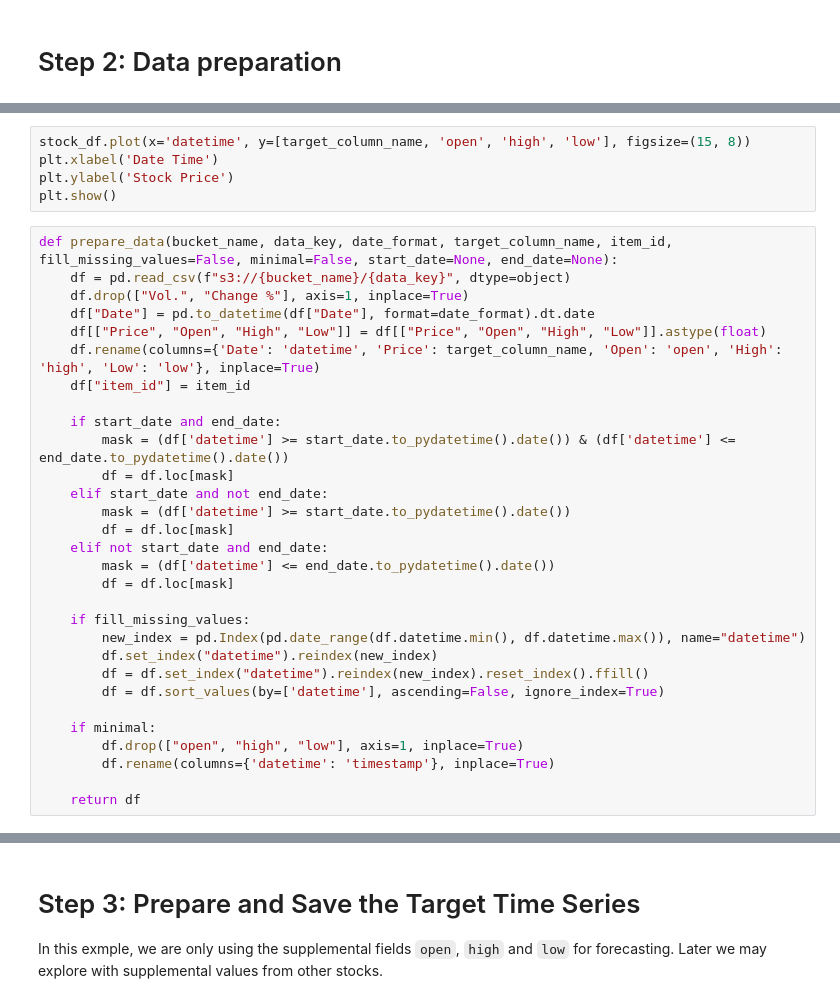
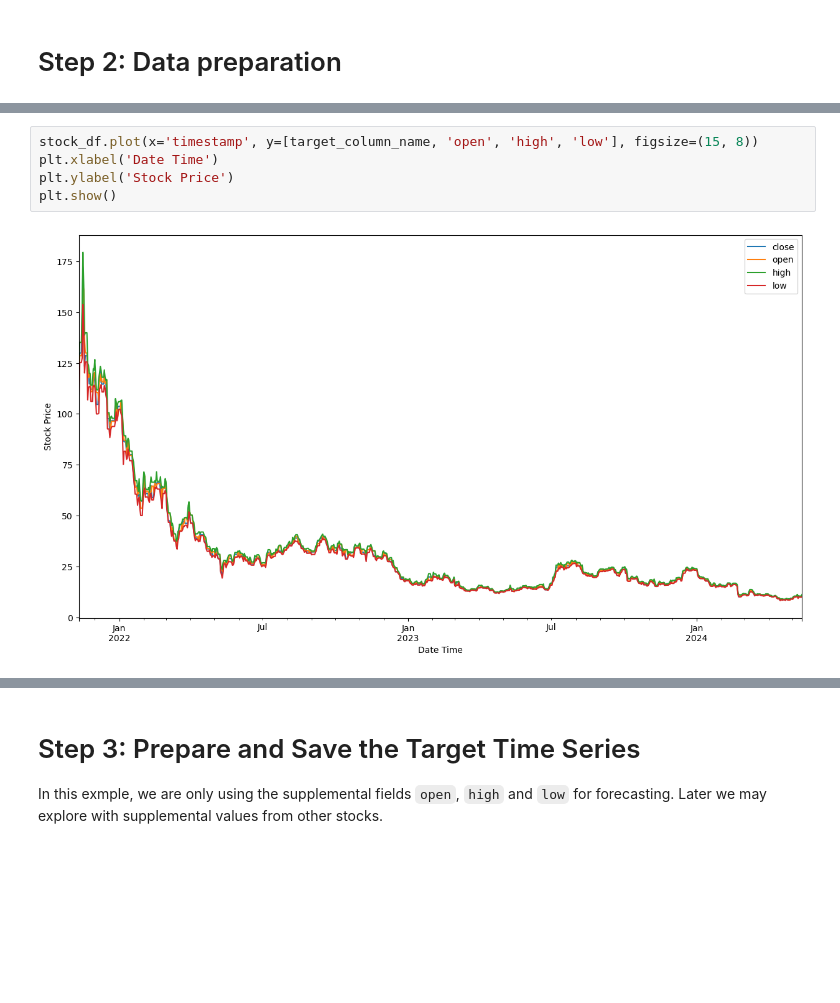
Before and after one commit to katjes733/aws-forecasting, a Jupyter notebook: forecasting.ipynb, the cells around one changed output, grey strips where cells are left out. Drawn from its saved outputs; the diff is of its cells as text; blank space fills up the shorter version.

```diff
--- a/forecasting.ipynb
+++ b/forecasting.ipynb
@@ -99,35 +123,7 @@ stock_df.head()
 # %%
-stock_df.plot(x='datetime', y=[target_column_name, 'open', 'high', 'low'], figsize=(15, 8))
+stock_df.plot(x='timestamp', y=[target_column_name, 'open', 'high', 'low'], figsize=(15, 8))
 plt.xlabel('Date Time')
 plt.ylabel('Stock Price')
 plt.show()
+# %% [output]
+[figure, added]
-# %%
-def prepare_data(bucket_name, data_key, date_format, target_column_name, item_id, fill_missing_values=False, minimal=False, start_date=None, end_date=None):
-    df = pd.read_csv(f"s3://{bucket_name}/{data_key}", dtype=object)
-    df.drop(["Vol.", "Change %"], axis=1, inplace=True)
-    df["Date"] = pd.to_datetime(df["Date"], format=date_format).dt.date
-    df[["Price", "Open", "High", "Low"]] = df[["Price", "Open", "High", "Low"]].astype(float)
-    df.rename(columns={'Date': 'datetime', 'Price': target_column_name, 'Open': 'open', 'High': 'high', 'Low': 'low'}, inplace=True)
-    df["item_id"] = item_id
-
-    if start_date and end_date:
-        mask = (df['datetime'] >= start_date.to_pydatetime().date()) & (df['datetime'] <= end_date.to_pydatetime().date())
-        df = df.loc[mask]
-    elif start_date and not end_date:
-        mask = (df['datetime'] >= start_date.to_pydatetime().date())
-        df = df.loc[mask]
-    elif not start_date and end_date:
-        mask = (df['datetime'] <= end_date.to_pydatetime().date())
-        df = df.loc[mask]
-
-    if fill_missing_values:
-        new_index = pd.Index(pd.date_range(df.datetime.min(), df.datetime.max()), name="datetime")
-        df.set_index("datetime").reindex(new_index)
-        df = df.set_index("datetime").reindex(new_index).reset_index().ffill()
-        df = df.sort_values(by=['datetime'], ascending=False, ignore_index=True)
-
-    if minimal:
-        df.drop(["open", "high", "low"], axis=1, inplace=True)
-        df.rename(columns={'datetime': 'timestamp'}, inplace=True)
-
-    return df
```
Also changed, not shown: parts of 35 cells of this notebook, 1 other file.
